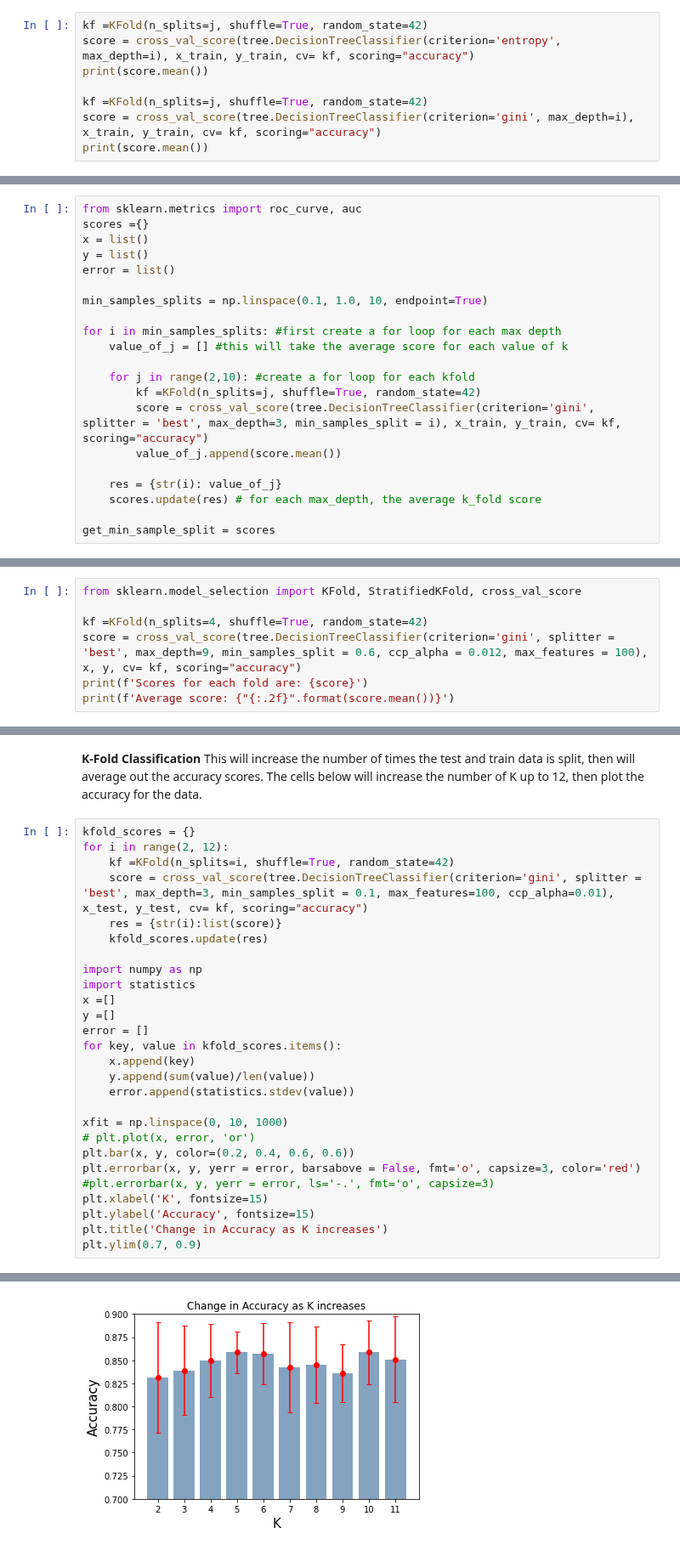
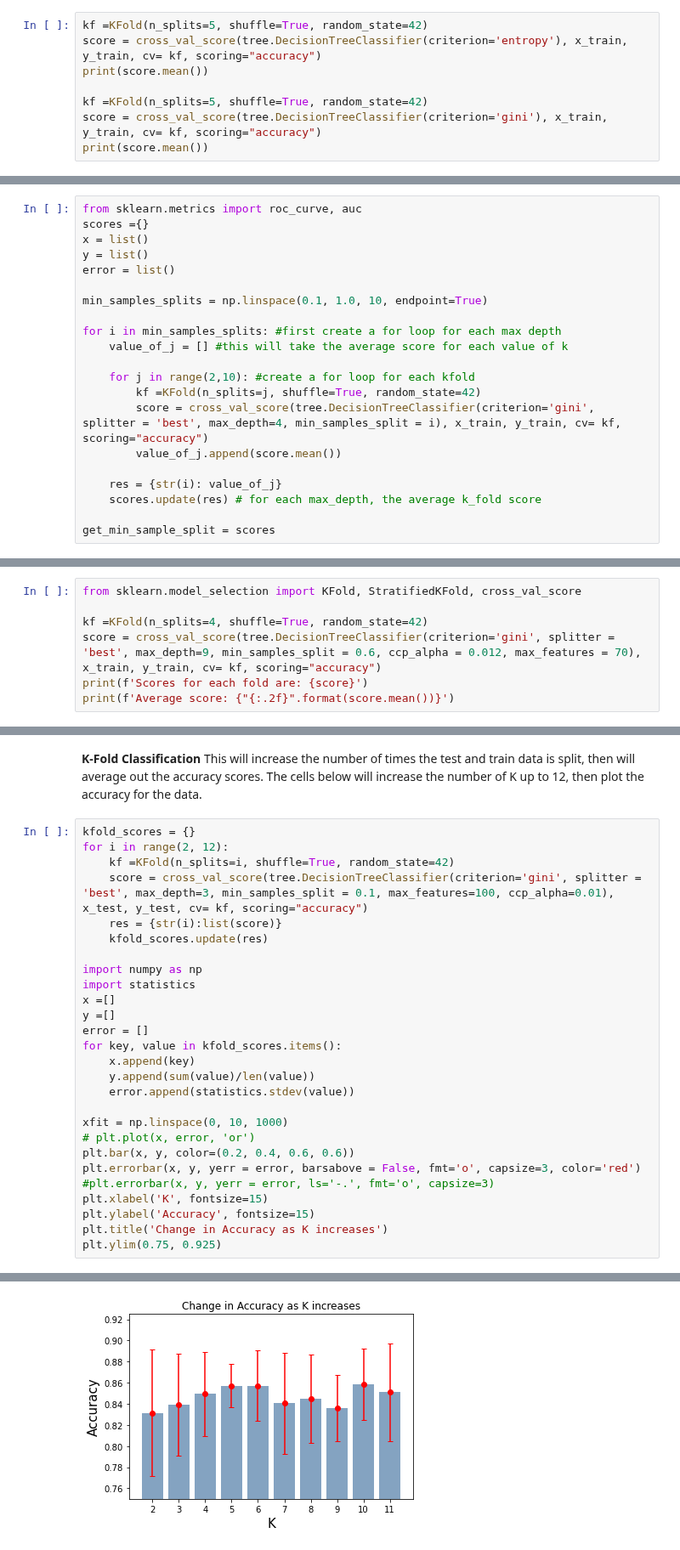
Before and after one commit to blueriver212/Crime_Prediction_ML, a Jupyter notebook: Decision_Trees.ipynb, the cells around one changed output, grey strips where cells are left out. Shown at 85% size. Drawn from its saved outputs; the diff is of its cells as text.

```diff
--- a/Decision_Trees.ipynb
+++ b/Decision_Trees.ipynb
@@ -65,9 +35,9 @@ For each parameter, we need to create a k-means loop, that then plots the overal
 # %%
-kf =KFold(n_splits=j, shuffle=True, random_state=42)
-score = cross_val_score(tree.DecisionTreeClassifier(criterion='entropy', max_depth=i), x_train, y_train, cv= kf, scoring="accuracy")
+kf =KFold(n_splits=5, shuffle=True, random_state=42)
+score = cross_val_score(tree.DecisionTreeClassifier(criterion='entropy'), x_train, y_train, cv= kf, scoring="accuracy")
 print(score.mean())
 
-kf =KFold(n_splits=j, shuffle=True, random_state=42)
-score = cross_val_score(tree.DecisionTreeClassifier(criterion='gini', max_depth=i), x_train, y_train, cv= kf, scoring="accuracy")
+kf =KFold(n_splits=5, shuffle=True, random_state=42)
+score = cross_val_score(tree.DecisionTreeClassifier(criterion='gini'), x_train, y_train, cv= kf, scoring="accuracy")
 print(score.mean())
 # %% [output]
@@ -152,7 +105,7 @@ for i in min_samples_splits: #first create a for loop for each max depth
 
     for j in range(2,10): #create a for loop for each kfold
         kf =KFold(n_splits=j, shuffle=True, random_state=42)
-        score = cross_val_score(tree.DecisionTreeClassifier(criterion='gini', splitter = 'best', max_depth=3, min_samples_split = i), x_train, y_train, cv= kf, scoring="accuracy")
+        score = cross_val_score(tree.DecisionTreeClassifier(criterion='gini', splitter = 'best', max_depth=4, min_samples_split = i), x_train, y_train, cv= kf, scoring="accuracy")
         value_of_j.append(score.mean())
 
     res = {str(i): value_of_j}
@@ -301,7 +232,7 @@ plt.fill_between(x,y_above,y_below,where=z1>=z2,color='grey',alpha=0.5, interpol
 from sklearn.model_selection import KFold, StratifiedKFold, cross_val_score
 
 kf =KFold(n_splits=4, shuffle=True, random_state=42)
-score = cross_val_score(tree.DecisionTreeClassifier(criterion='gini', splitter = 'best', max_depth=9, min_samples_split = 0.6, ccp_alpha = 0.012, max_features = 100), x, y, cv= kf, scoring="accuracy")
+score = cross_val_score(tree.DecisionTreeClassifier(criterion='gini', splitter = 'best', max_depth=9, min_samples_split = 0.6, ccp_alpha = 0.012, max_features = 70), x_train, y_train, cv= kf, scoring="accuracy")
 print(f'Scores for each fold are: {score}')
 print(f'Average score: {"{:.2f}".format(score.mean())}')
 # %% [output]
@@ -403,5 +317,5 @@ plt.errorbar(x, y, yerr = error, barsabove = False, fmt='o', capsize=3, color='r
 plt.xlabel('K', fontsize=15)
 plt.ylabel('Accuracy', fontsize=15)
 plt.title('Change in Accuracy as K increases')
-plt.ylim(0.7, 0.9)
+plt.ylim(0.75, 0.925)
 # %% [output]
@@ -409,3 +323,3 @@ plt.ylim(0.7, 0.9)
-[figure, old version]
+[figure, new version]
 # %%
 kf =KFold(n_splits=5, shuffle=True, random_state=42)
```
Also changed, not shown: parts of 28 cells of this notebook.
